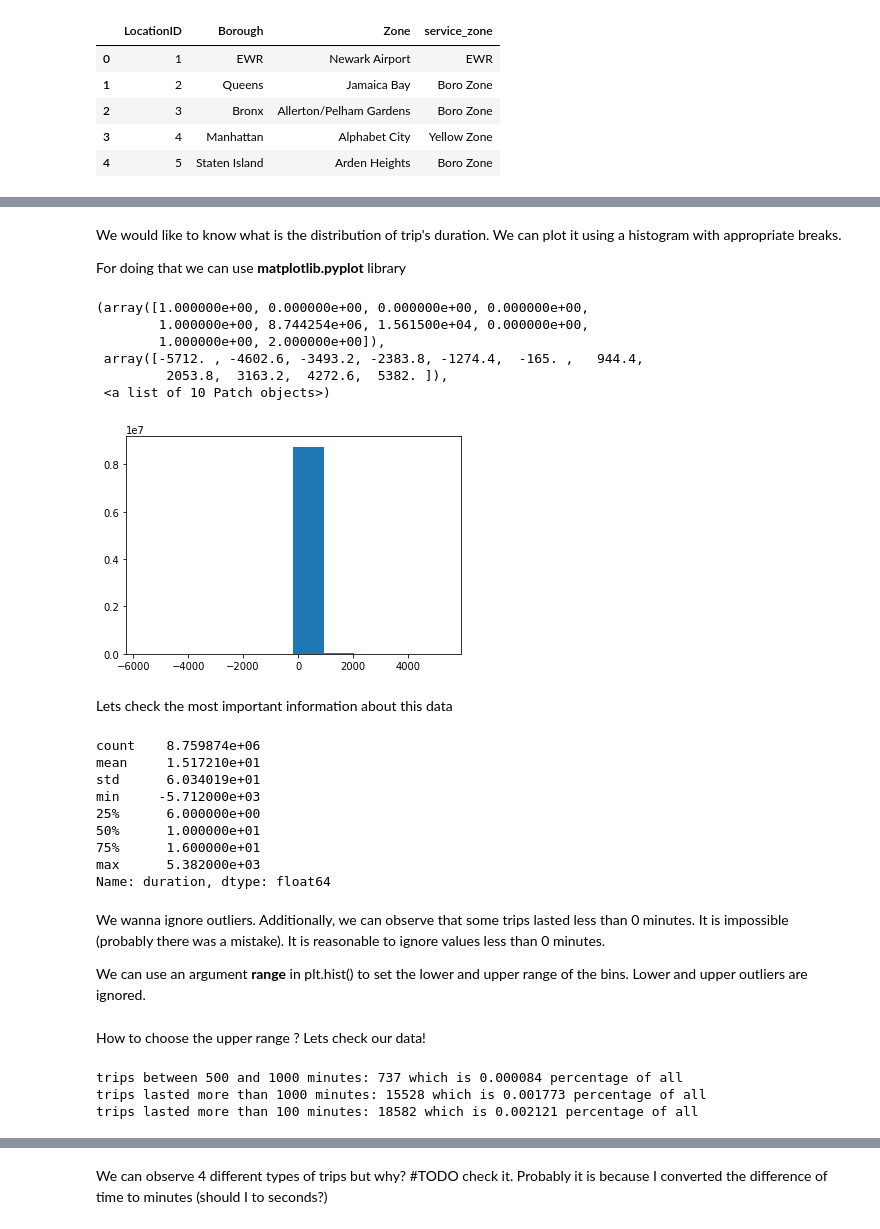
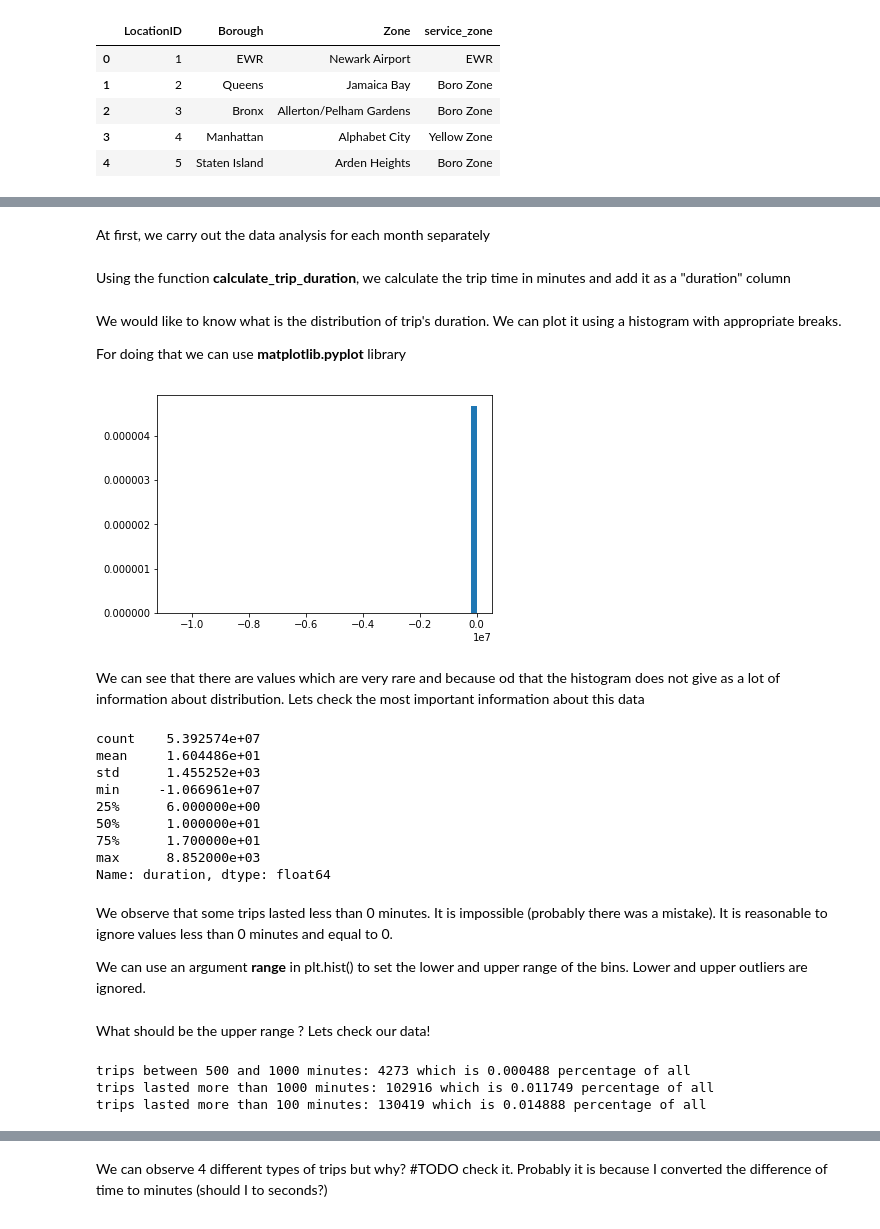
Before and after one commit to eltajbabanli/ADM-HW2, a Jupyter notebook: RQ3.ipynb, the cells around one changed output, grey strips where cells are left out. Drawn from its saved outputs; the diff is of its cells as text; code cells hidden in the pictures.

```diff
--- a/RQ3.ipynb
+++ b/RQ3.ipynb
@@ -177,46 +101,45 @@ trip_duration_df.head()
+# %% [markdown]
+At first, we carry out the data analysis for each month separately
+# %% [markdown]
+Using the function **calculate_trip_duration**, we calculate the trip time in minutes and add it as a "duration" column
 # %% [markdown]
 We would like to know what is the distribution of trip's duration. We can plot it using a histogram with appropriate breaks.
 
 For doing that we can use __matplotlib.pyplot__ library
-# %%
-plt.hist(trip_duration_df.duration, bins=10) #there is a value which is much more higher than the rest (outlier)
-# %% [output]
-(array([1.000000e+00, 0.000000e+00, 0.000000e+00, 0.000000e+00,
-        1.000000e+00, 8.744254e+06, 1.561500e+04, 0.000000e+00,
-        1.000000e+00, 2.000000e+00]),
- array([-5712. , -4602.6, -3493.2, -2383.8, -1274.4,  -165. ,   944.4,
-         2053.8,  3163.2,  4272.6,  5382. ]),
- <a list of 10 Patch objects>)
-[figure, removed]
-# %% [markdown]
-Lets check the most important information about this data
+# %%
+#sns.distplot(trip_duration_all_months_df.duration, color="red") #it is running more time
+ar = plt.hist(trip_duration_all_months_df.duration, bins=50, density=True)
+# %% [output]
+[figure, added]
+# %% [markdown]
+We can see that there are values which are very rare and because od that the histogram does not give as a lot of information about distribution. Lets check the most important information about this data
 # %%
-trip_duration_df.duration.describe()
+trip_duration_all_months_df.duration.describe()
 # %% [output]
-count    8.759874e+06
-mean     1.517210e+01
-std      6.034019e+01
-min     -5.712000e+03
+count    5.392574e+07
+mean     1.604486e+01
+std      1.455252e+03
+min     -1.066961e+07
 25%      6.000000e+00
 50%      1.000000e+01
-75%      1.600000e+01
-max      5.382000e+03
+75%      1.700000e+01
+max      8.852000e+03
 Name: duration, dtype: float64
 # %% [markdown]
-We wanna ignore outliers. Additionally, we can observe that some trips lasted less than 0 minutes. It is impossible (probably there was a mistake). It is reasonable to ignore values less than 0 minutes.
+We observe that some trips lasted less than 0 minutes. It is impossible (probably there was a mistake). It is reasonable to ignore values less than 0 minutes and equal to 0.
 
 We can use an argument **range** in plt.hist() to set the lower and upper range of the bins. Lower and upper outliers are ignored.
 # %% [markdown]
-How to choose the upper range ? Lets check our data!
+What should be the upper range ? Lets check our data!
 # %%
-between_500_1000_min = trip_duration_df.duration[trip_duration_df.duration.between(500, 1000)].count()
-more_than_1000 = trip_duration_df.duration[trip_duration_df.duration > 1000].count()
-more_than_100 = trip_duration_df.duration[trip_duration_df.duration > 100].count()
+between_500_1000_min = trip_duration_all_months_df.duration[trip_duration_all_months_df.duration.between(500, 1000)].count()
+more_than_1000 = trip_duration_all_months_df.duration[trip_duration_all_months_df.duration > 1000].count()
+more_than_100 = trip_duration_all_months_df.duration[trip_duration_all_months_df.duration > 100].count()
 print("trips between 500 and 1000 minutes: {0} which is {1:.6f} percentage of all".format(between_500_1000_min, between_500_1000_min/8759874))
 print("trips lasted more than 1000 minutes: {0} which is {1:.6f} percentage of all".format(more_than_1000, more_than_1000/8759874))
 print("trips lasted more than 100 minutes: {0} which is {1:.6f} percentage of all".format(more_than_100, more_than_100/8759874))
 # %% [output]
-trips between 500 and 1000 minutes: 737 which is 0.000084 percentage of all
-trips lasted more than 1000 minutes: 15528 which is 0.001773 percentage of all
-trips lasted more than 100 minutes: 18582 which is 0.002121 percentage of all
+trips between 500 and 1000 minutes: 4273 which is 0.000488 percentage of all
+trips lasted more than 1000 minutes: 102916 which is 0.011749 percentage of all
+trips lasted more than 100 minutes: 130419 which is 0.014888 percentage of all
 # %% [markdown]
```
Also changed, not shown: parts of 76 cells of this notebook, 1 other file.
